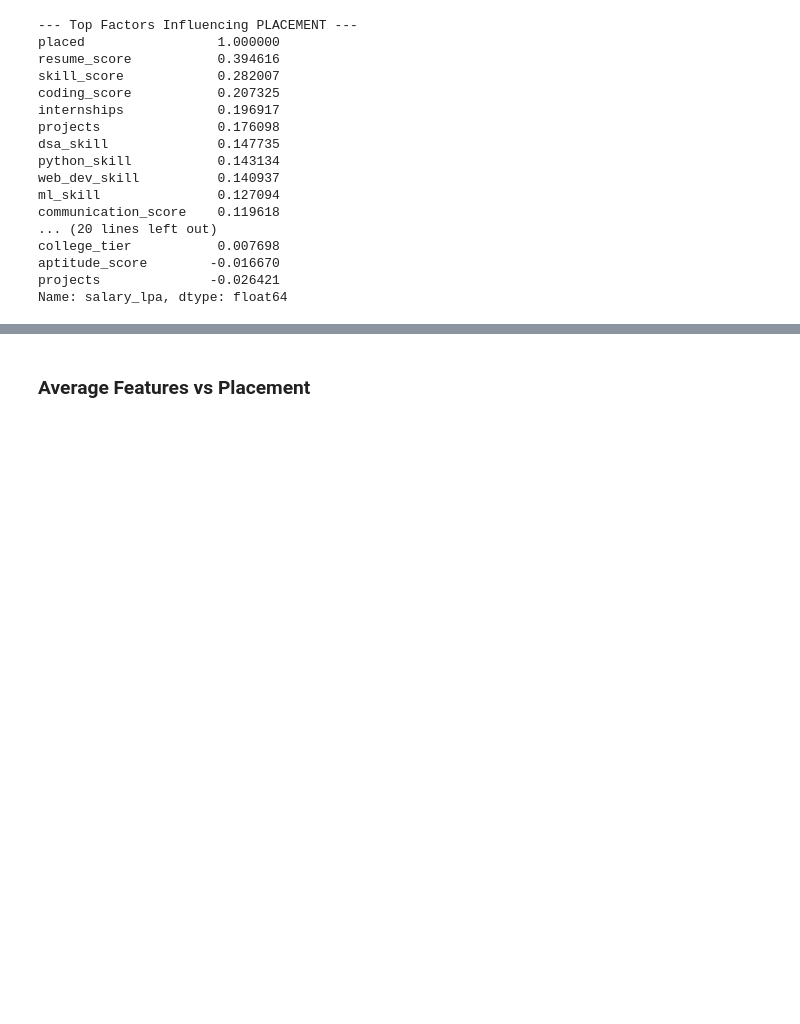
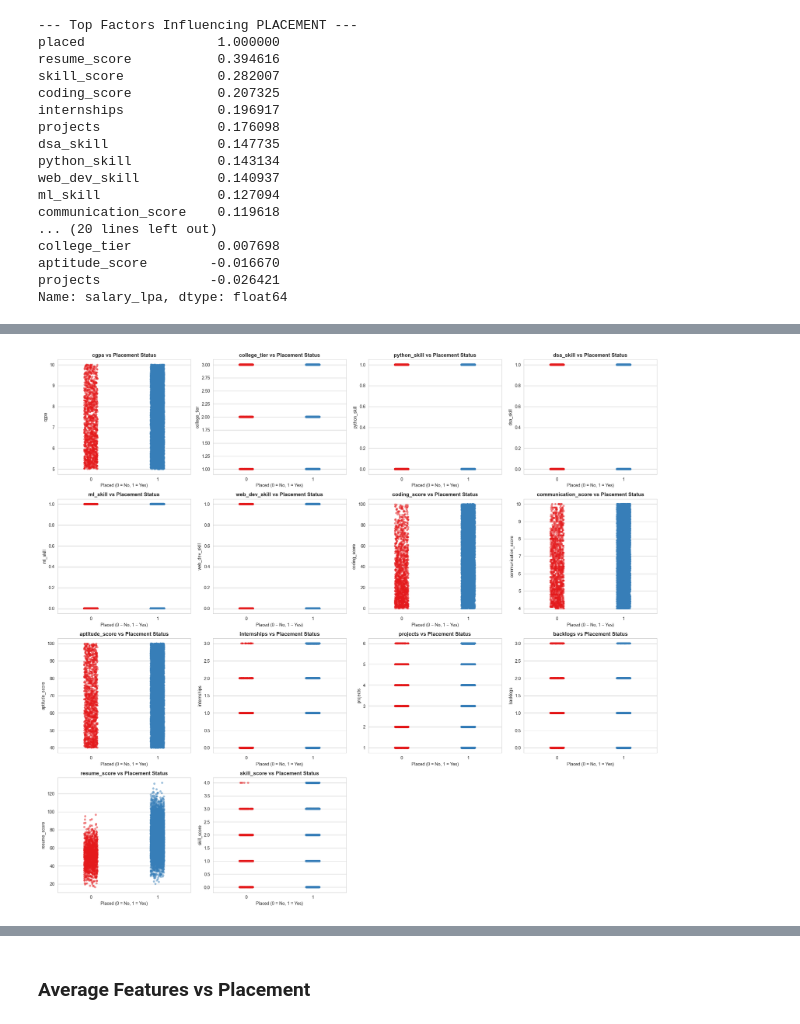
Before and after one commit to UvaishLunsheth/student-placement-project, a Jupyter notebook: notebooks/02_eda.ipynb, the cells around one changed output, grey strips where cells are left out. Saved outputs shown, nothing was run; the diff lists cells and outputs as text; code cells hidden in the pictures; blank space fills up the shorter version.

```diff
--- a/notebooks/02_eda.ipynb
+++ b/notebooks/02_eda.ipynb
@@ -287,0 +291,30 @@ resume_score
+# %%
+
+
+# List of all features to plot against 'placed'
+features = ['cgpa', 'college_tier', 'python_skill', 'dsa_skill', 'ml_skill',
+            'web_dev_skill', 'coding_score', 'communication_score',
+            'aptitude_score', 'internships', 'projects', 'backlogs',
+            'resume_score', 'skill_score']
+
+# Create a 4x4 grid for our 14 features
+fig, axes = plt.subplots(4, 4, figsize=(20, 18))
+axes = axes.flatten()
+
+for i, col in enumerate(features):
+    # Using stripplot (scatter plot with jitter) to visualize density against a binary target
+    sns.stripplot(x='placed', y=col, data=df, ax=axes[i],
+                  alpha=0.5, jitter=True, hue='placed', palette='Set1', legend=False)
+
+    axes[i].set_title(f'{col} vs Placement Status', fontweight='bold')
+    axes[i].set_xlabel('Placed (0 = No, 1 = Yes)')
+    axes[i].set_ylabel(col)
+
+# Hide the last two empty subplots (since we have 14 features and 16 slots)
+axes[14].axis('off')
+axes[15].axis('off')
+
+plt.tight_layout()
+plt.show()
+# %% [output]
+[figure, added]
```
Also changed, not shown: parts of 9 cells of this notebook, 5 other files.
